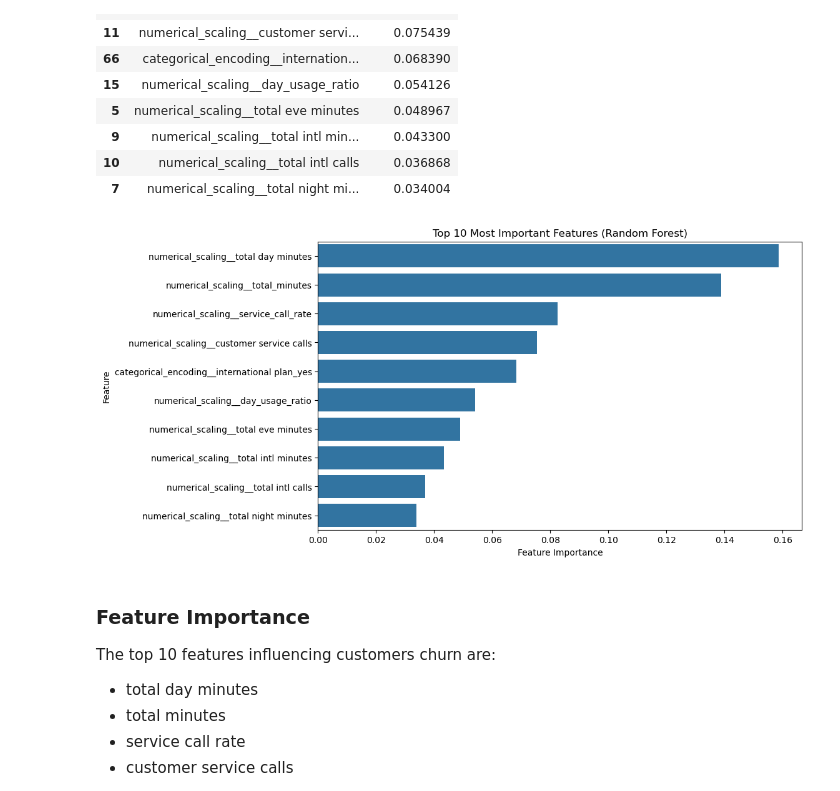
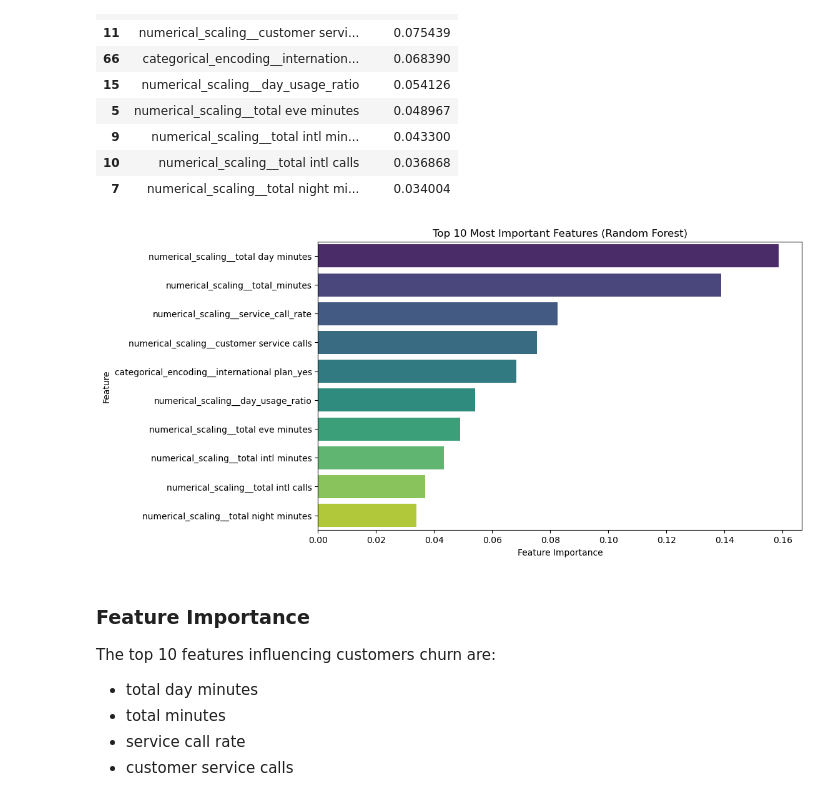
Before and after one commit to Marian-amo/SyriaTel--telecom-customer-churn-prediction, a Jupyter notebook: Data/notebook.ipynb, the cells around one changed output. Cells and saved outputs as stored; diff of their text form; code cells hidden in the pictures.

Commit message:
add visualizations and readme

```diff
--- a/notebook.ipynb
+++ b/Data/notebook.ipynb
@@ -737,20 +755,21 @@ importance_df.head(10)
 # %%
 #Plot feature importance
 plt.figure(figsize=(10,6))
 
 sns.barplot(
     data=importance_df.head(10),
     x="Importance",
-    y="Feature"
+    y="Feature",
+    palette= sns.color_palette("viridis", n_colors=10)
 )
 
 plt.title("Top 10 Most Important Features (Random Forest)")
 plt.xlabel("Feature Importance")
 plt.ylabel("Feature")
 
 plt.show()
 # %% [output]
-[figure, old version]
+[figure, new version]
 # %% [markdown]
 ### Feature Importance
 The top 10 features influencing customers churn are:
```
Also changed, not shown: parts of 3 cells of this notebook, 10 other files.
